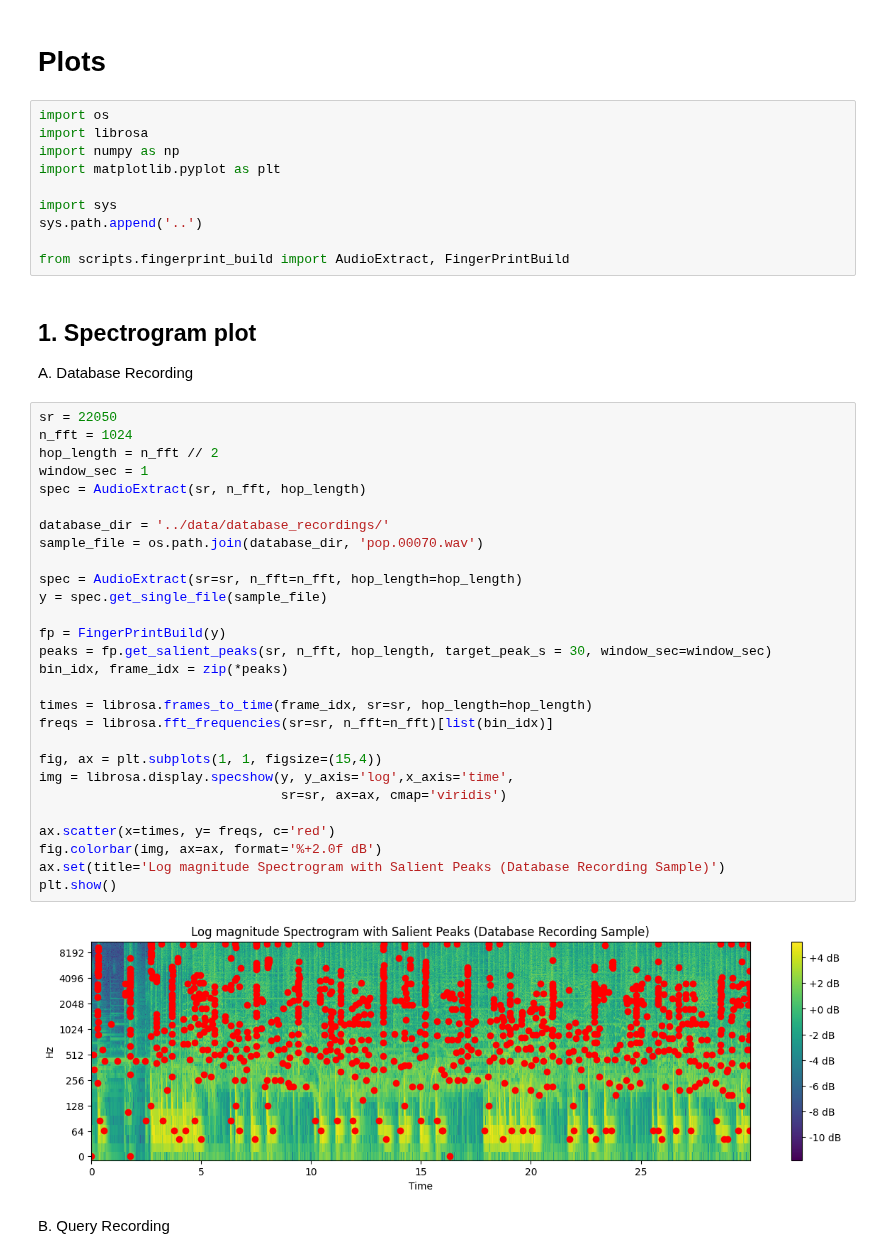
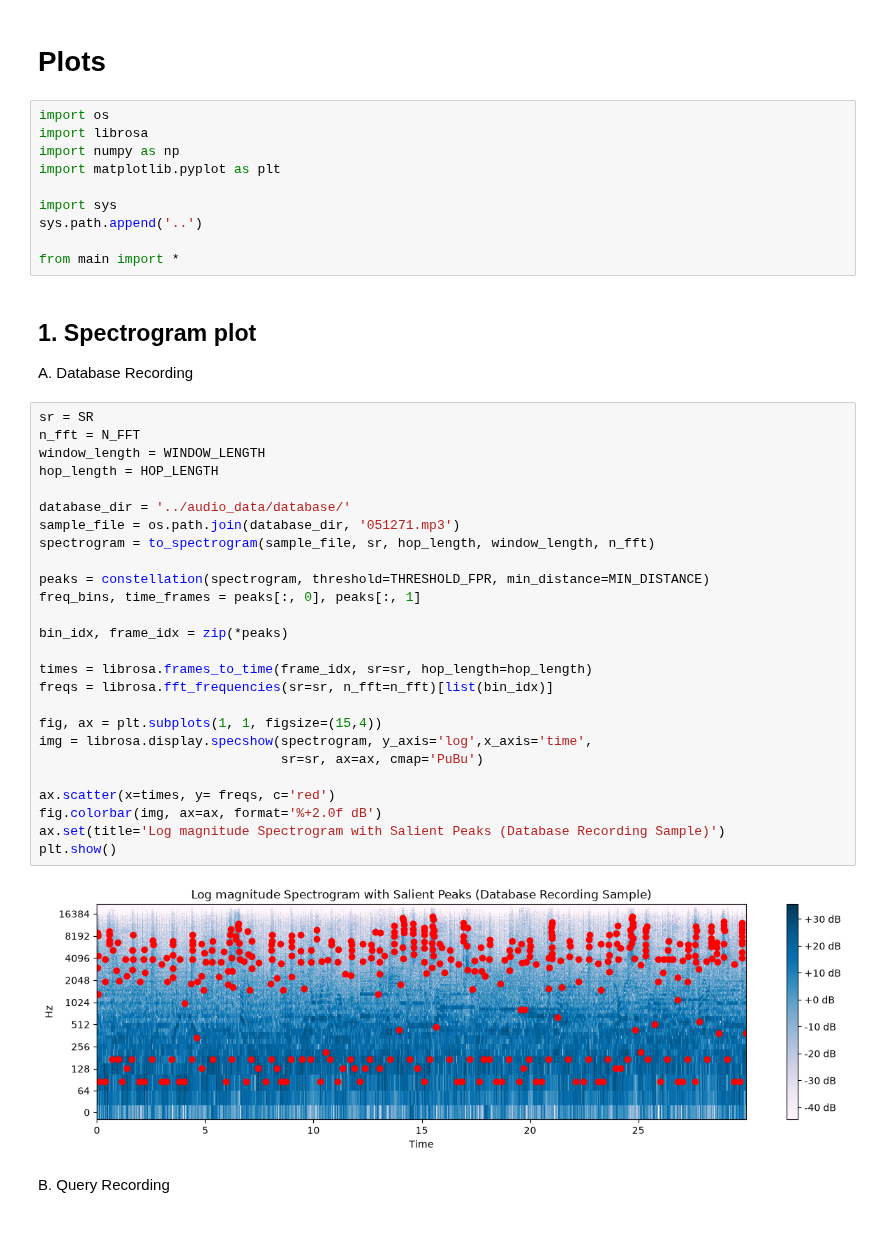
Before and after one commit to dynamic-cast/ADC26, a Jupyter notebook: notebooks/plot.ipynb, the cells around one changed output. Saved outputs shown, nothing was run; the diff lists cells and outputs as text; blank space fills up the shorter version.

```diff
--- a/notebooks/plot.ipynb
+++ b/notebooks/plot.ipynb
@@ -9,40 +9,38 @@ import matplotlib.pyplot as plt
 import sys
 sys.path.append('..')
 
-from scripts.fingerprint_build import AudioExtract, FingerPrintBuild
+from main import *
 # %% [markdown]
 ## 1. Spectrogram plot
 A. Database Recording
 # %%
-sr = 22050
-n_fft = 1024
-hop_length = n_fft // 2
-window_sec = 1
-spec = AudioExtract(sr, n_fft, hop_length)
+sr = SR
+n_fft = N_FFT
+window_length = WINDOW_LENGTH
+hop_length = HOP_LENGTH
 
-database_dir = '../data/database_recordings/'
-sample_file = os.path.join(database_dir, 'pop.00070.wav')
+database_dir = '../audio_data/database/'
+sample_file = os.path.join(database_dir, '051271.mp3')
+spectrogram = to_spectrogram(sample_file, sr, hop_length, window_length, n_fft)
 
-spec = AudioExtract(sr=sr, n_fft=n_fft, hop_length=hop_length)
-y = spec.get_single_file(sample_file)
+peaks = constellation(spectrogram, threshold=THRESHOLD_FPR, min_distance=MIN_DISTANCE)
+freq_bins, time_frames = peaks[:, 0], peaks[:, 1]
 
-fp = FingerPrintBuild(y)
-peaks = fp.get_salient_peaks(sr, n_fft, hop_length, target_peak_s = 30, window_sec=window_sec)
 bin_idx, frame_idx = zip(*peaks)
 
 times = librosa.frames_to_time(frame_idx, sr=sr, hop_length=hop_length)
 freqs = librosa.fft_frequencies(sr=sr, n_fft=n_fft)[list(bin_idx)]
 
 fig, ax = plt.subplots(1, 1, figsize=(15,4))
-img = librosa.display.specshow(y, y_axis='log',x_axis='time',
-                               sr=sr, ax=ax, cmap='viridis')
+img = librosa.display.specshow(spectrogram, y_axis='log',x_axis='time',
+                               sr=sr, ax=ax, cmap='PuBu')
 
 ax.scatter(x=times, y= freqs, c='red')
 fig.colorbar(img, ax=ax, format='%+2.0f dB')
 ax.set(title='Log magnitude Spectrogram with Salient Peaks (Database Recording Sample)')
 plt.show()
 # %% [output]
-[figure, old version]
+[figure, new version]
 # %% [markdown]
 B. Query Recording
 # %%
```
Also changed, not shown: parts of 1 cell of this notebook, 10 other files.
